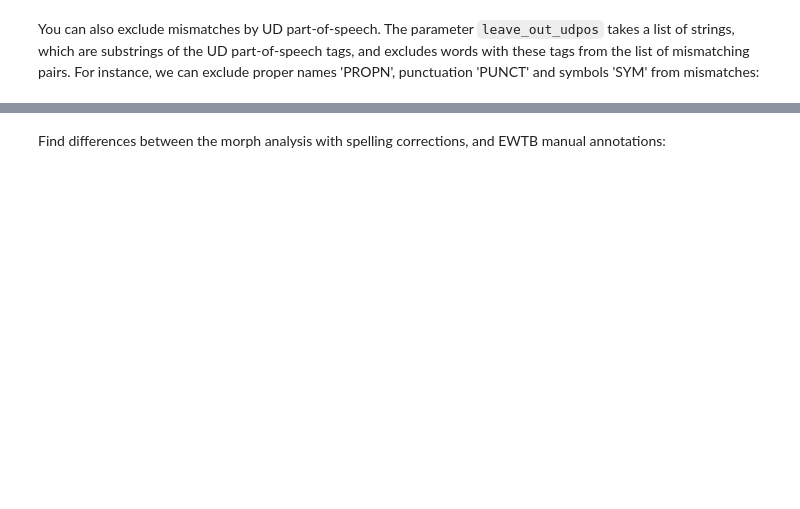
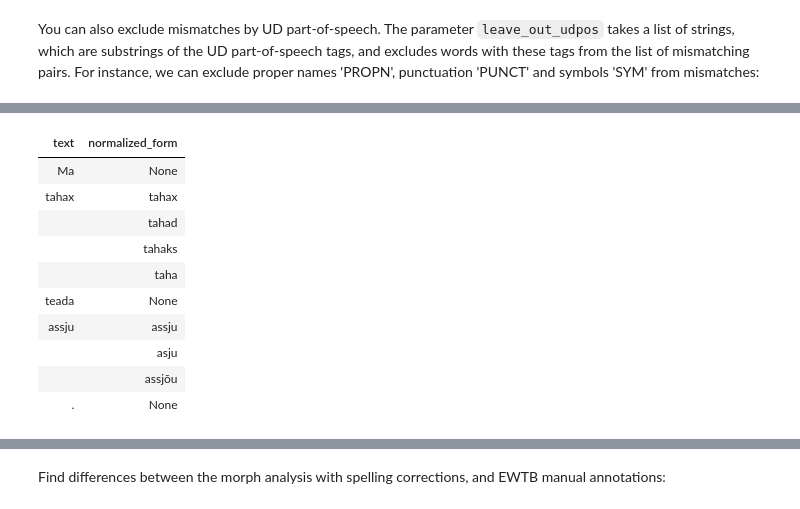
Before and after one commit to estnltk/ettenten-experiments, a Jupyter notebook: spellcheck_evaluation/spellchecker_evaluation_via_morph.ipynb, the cells around one changed output, grey strips where cells are left out. Cells and saved outputs as stored; diff of their text form; code cells hidden in the pictures; blank space fills up the shorter version.

Commit message:
Updated spellchecker_evaluation_via_morph.ipynb to estnltk's version 1.6.4beta

```diff
--- a/spellcheck_evaluation/spellchecker_evaluation_via_morph.ipynb
+++ b/spellcheck_evaluation/spellchecker_evaluation_via_morph.ipynb
@@ -220,0 +152,75 @@ class MorphSpellingCorrectionsTagger(Tagger):
+# %%
+from estnltk import Text, Annotation, ElementaryBaseSpan
+from estnltk.layer.layer import Layer
+from estnltk.taggers import Tagger
+from estnltk.vabamorf import morf as vm
+from estnltk.taggers.morph_analysis.morf_common import _get_word_texts
+
+class VMSpellingSuggestionsTagger(Tagger):
+    '''Creates normalized_words layer which contains spelling suggestions from Vabamorf's spellchecker.'''
+    conf_param = ['keep_original_word_text']
+    output_attributes = []
+
+    def __init__(self, words_layer='words', output_layer='normalized_words', keep_original_word_text=True):
+        self.input_layers = [words_layer]
+        self.output_layer = output_layer
+        self.output_attributes = ('normalized_form',)
+        self.keep_original_word_text = keep_original_word_text
+
+    def _make_layer(self, text, layers, status):
+        normalzed_words = Layer(name=self.output_layer,
+                                attributes=self.output_attributes,
+                                text_object=text,
+                                ambiguous=True)
+        words_layer = layers[self.input_layers[0]]
+        for word in words_layer:
+            if 'normalized_form' in words_layer.attributes:
+                word_texts = _get_word_texts(word)
+            else:
+                word_texts = [word.text]
+            suggestions = set()
+            for word_text in word_texts:
+                spell_check_result = vm.spellcheck([word_text], suggestions=True)
+                # Check if we have a misspelled word with suggestions
+                for item in spell_check_result:
+                    if not item["spelling"] and len(item["suggestions"]) > 0:
+                        for new_suggestion in item["suggestions"]:
+                            if new_suggestion not in suggestions:
+                                suggestions.add( new_suggestion )
+            if suggestions:
+                if self.keep_original_word_text:
+                    # (+) Pros of keeping original word text:
+                    #     1) spellchecker may suggest that proper nouns, such as 'Rammstein' and 'Erasmuse',
+                    #        are wrong, but morph analysis guesser can actually analyse these reasonably
+                    #        well;
+                    #     2) spellchecker may suggest that nouns, such as 'krossikal' and 'reformarite',
+                    #        are wrong, but morph analysis guesser can actually analyse these reasonably
+                    #        well;
+                    #     3) spellchecker may suggest that adverbs, such as 'tegelt', are wrong, but morph
+                    #        analysis guesser can actually analyse these reasonably well;
+                    #     4) spellchecker may suggest corrections to interjections, such as 'oih' and 'Mhh',
+                    #        which actually need no corrections / normalizations in their lemmas;
+                    # (-) Cons of keeping original word text:
+                    #     Places where UD treebank's manual corrections are inconsistent or wrong may
+                    #     become invisible, and will be counted as "correct matches", although they
+                    #     actually are not. Examples:
+                    #     1) lowercase propernames, such as 'tallinnast' or 'iklat', will match, because
+                    #        their UD xpostag is 'S', although correct should be 'H';
+                    #     2) adjectives, such as 'krõvisevaid' and 'kõkuvaid', will match, because their
+                    #        UD lemmas have not been corrected ( 'krõvisevaid' => 'krõvisev', but correct
+                    #        is 'krõbisev'; 'kõkuvaid' => 'kõkuv', but is correct: 'kõikuv');
+                    #     3) nouns, such as 'konsentratsioon', will match because of incorrect UD lemmas
+                    #        ('konsentratsioon' => 'konsentratsioon', although correct is 'kontsentratsioon');
+                    if word.text not in suggestions:
+                        normalzed_words.add_annotation( word.base_span, normalized_form=word.text )
+                for suggestion in suggestions:
+                    normalzed_words.add_annotation( word.base_span, normalized_form=suggestion )
+            else:
+                normalzed_words.add_annotation( word.base_span, normalized_form=None )
+        return normalzed_words
+
+
+test_text = Text('Ma tahax teada assju.')
+test_text.tag_layer(['words'])
+VMSpellingSuggestionsTagger().tag(test_text).normalized_words
+# %% [output]
@@ -221 +230,12 @@ class MorphSpellingCorrectionsTagger(Tagger):
+| text | normalized_form |
+| Ma | None |
+| tahax | tahax |
+|  | tahad |
+|  | tahaks |
+|  | taha |
+| teada | None |
+| assju | assju |
+|  | asju |
+|  | assjõu |
+| . | None |
 # %% [markdown]
```
Also changed, not shown: parts of 11 cells of this notebook, 1 other file.
